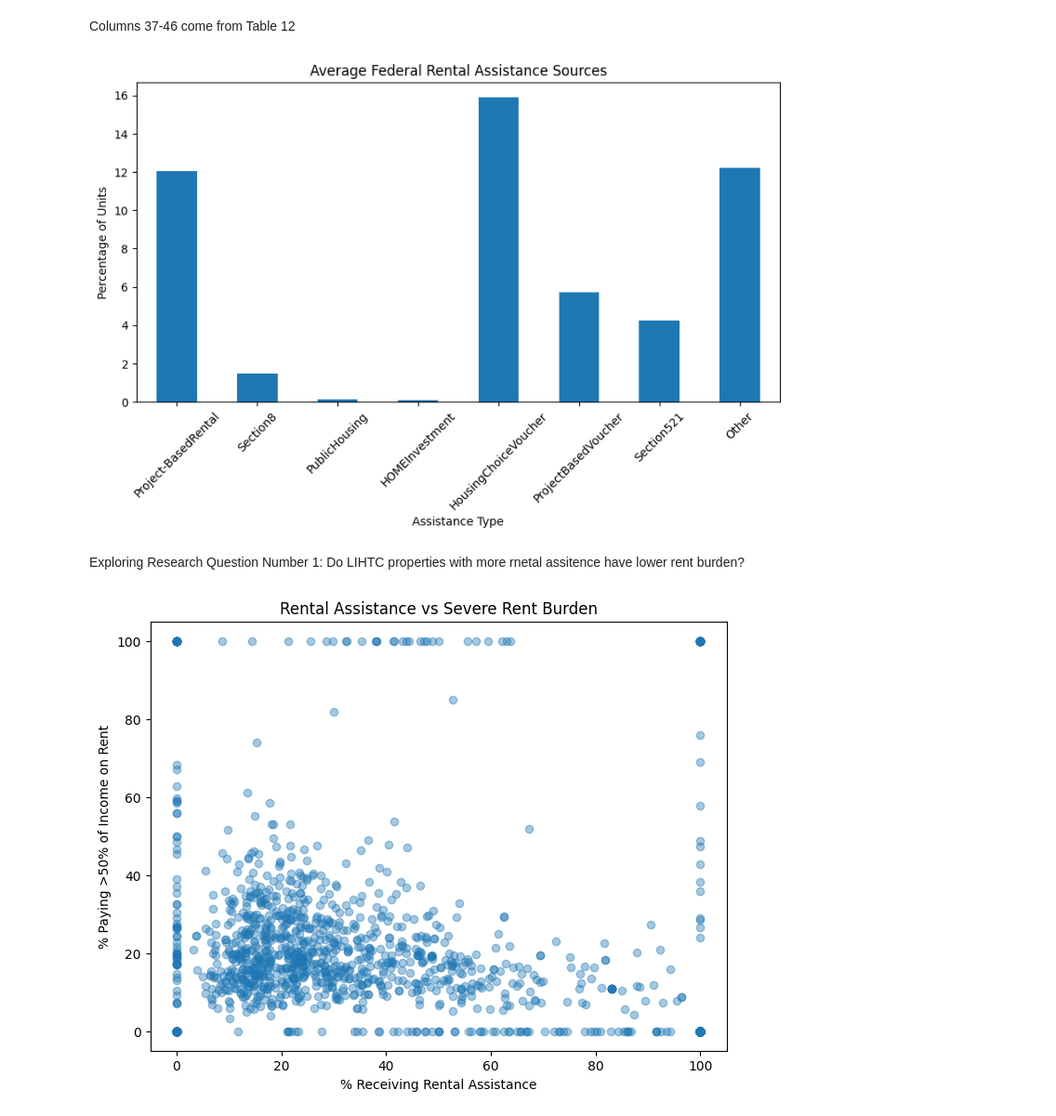
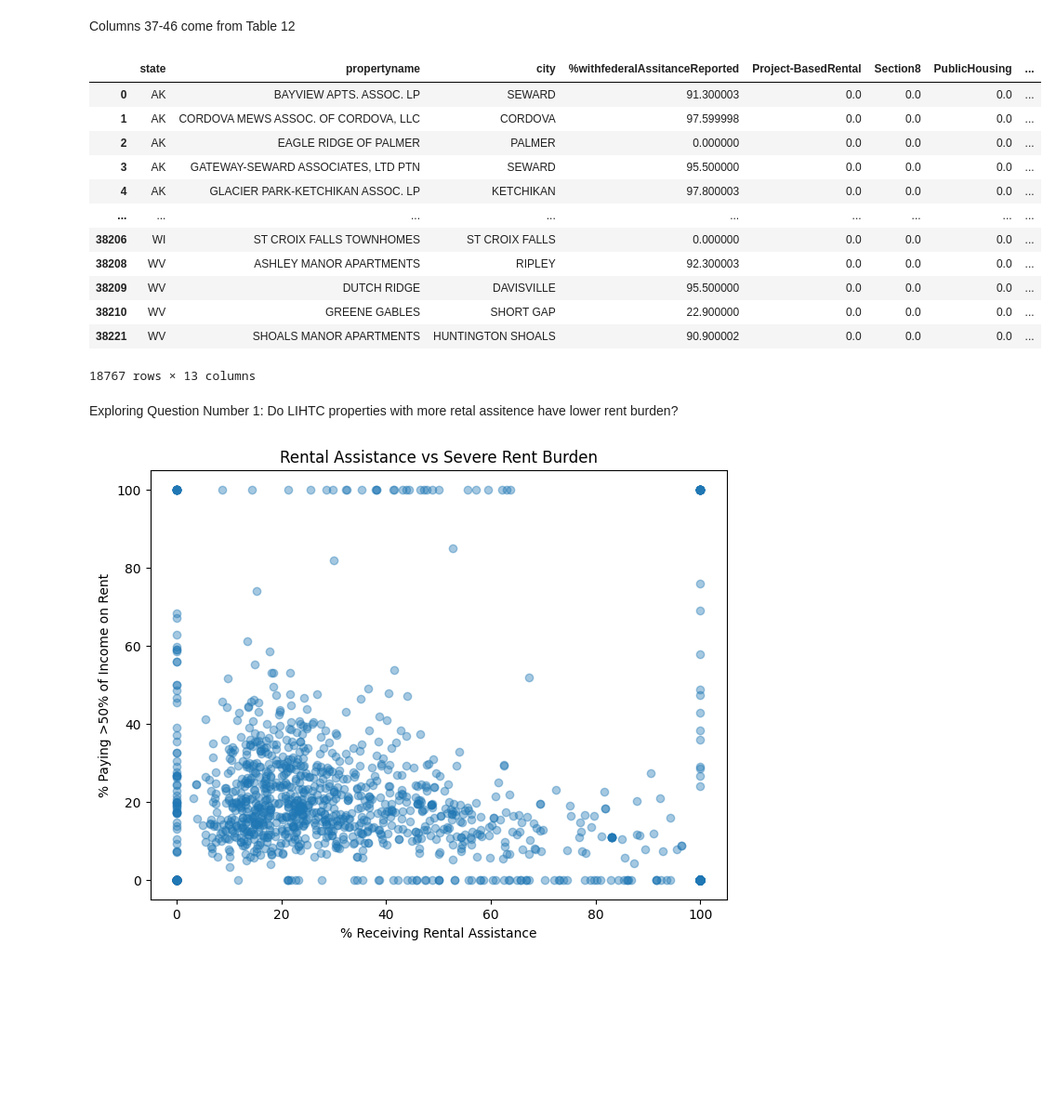
Before and after one commit to bitriagaleonela40-cmd/housing-research, a Jupyter notebook: Housing.ipynb, the cells around one changed output. Shown at 93% size. Drawn from its saved outputs; the diff is of its cells as text; code cells hidden in the pictures; blank space fills up the shorter version.

```diff
--- a/Housing.ipynb
+++ b/Housing.ipynb
@@ -353,58 +287,47 @@ Columns 37-46 come from Table 12
 # %%
 #Create data frame
 federalAssitenceSource = housing_df[['state', 'propertyname' ,'city','UNITS_FRA_RPTD_GRT0_PCT',
        'UNITS_FRA_SRC_PBRA_PCT', 'UNITS_FRA_SRC_S8_PCT',
        'UNITS_FRA_SRC_PH_PCT', 'UNITS_FRA_SRC_HOME_PCT',
        'UNITS_FRA_SRC_HCV_PCT', 'UNITS_FRA_SRC_PBV_PCT',
        'UNITS_FRA_SRC_S521_PCT', 'UNITS_FRA_SRC_OTHER_PCT',
        'UNITS_FRA_SRC_MSSNG_PCT']]
 
 #Rename variables
 federalAssitenceSource = federalAssitenceSource.rename(columns={"UNITS_FRA_RPTD_GRT0_PCT": "%withfederalAssitanceReported"})
 federalAssitenceSource = federalAssitenceSource.rename(columns={"UNITS_FRA_SRC_PBRA_PCT": "Project-BasedRental"})
 federalAssitenceSource = federalAssitenceSource.rename(columns={"UNITS_FRA_SRC_S8_PCT": "Section8"})
 federalAssitenceSource = federalAssitenceSource.rename(columns={"UNITS_FRA_SRC_PH_PCT": "PublicHousing"})
 federalAssitenceSource = federalAssitenceSource.rename(columns={"UNITS_FRA_SRC_HOME_PCT": "HOMEInvestment"})
 federalAssitenceSource = federalAssitenceSource.rename(columns={"UNITS_FRA_SRC_HCV_PCT": "HousingChoiceVoucher"})
 federalAssitenceSource = federalAssitenceSource.rename(columns={"UNITS_FRA_SRC_PBV_PCT": "ProjectBasedVoucher"})
 federalAssitenceSource = federalAssitenceSource.rename(columns={"UNITS_FRA_SRC_S521_PCT": "Section521"})
 federalAssitenceSource = federalAssitenceSource.rename(columns={"UNITS_FRA_SRC_OTHER_PCT": "Other"})
 federalAssitenceSource = federalAssitenceSource.rename(columns={"UNITS_FRA_SRC_MSSNG_PCT": "Missing"})
 
 # Cleaning null values
 for col in ["%withfederalAssitanceReported", "Project-BasedRental", "Section8", "PublicHousing", "HOMEInvestment", "HousingChoiceVoucher", "ProjectBasedVoucher", "Section521", "Other", "Missing"]:
     federalAssitenceSource[col] = federalAssitenceSource[col].replace(-4, np.nan)
 
 federalAssitenceSource = federalAssitenceSource.dropna(axis = 0, how = 'any', subset = None)
 
 federalAssitenceSource
-
-#Data Visualization
-assistance_sources = [
-    'Project-BasedRental',
-    'Section8',
-    'PublicHousing',
-    'HOMEInvestment',
-    'HousingChoiceVoucher',
-    'ProjectBasedVoucher',
-    'Section521',
-    'Other'
-]
-
-federalAssitenceSource[assistance_sources].mean().plot(
-    kind='bar',
-    figsize=(10,5)
-)
-
-plt.title("Average Federal Rental Assistance Sources")
-plt.ylabel("Percentage of Units")
-plt.xlabel("Assistance Type")
-plt.xticks(rotation=45)
-plt.show()
 # %% [output]
-[figure, removed]
+|  | state | propertyname | city | %withfederalAssitanceReported | Project-BasedRental | Section8 | PublicHousing | ... |
+| 0 | AK | BAYVIEW APTS. ASSOC. LP | SEWARD | 91.300003 | 0.0 | 0.0 | 0.0 | ... |
+| 1 | AK | CORDOVA MEWS ASSOC. OF CORDOVA, LLC | CORDOVA | 97.599998 | 0.0 | 0.0 | 0.0 | ... |
+| 2 | AK | EAGLE RIDGE OF PALMER | PALMER | 0.000000 | 0.0 | 0.0 | 0.0 | ... |
+| 3 | AK | GATEWAY-SEWARD ASSOCIATES, LTD PTN | SEWARD | 95.500000 | 0.0 | 0.0 | 0.0 | ... |
+| 4 | AK | GLACIER PARK-KETCHIKAN ASSOC. LP | KETCHIKAN | 97.800003 | 0.0 | 0.0 | 0.0 | ... |
+| ... | ... | ... | ... | ... | ... | ... | ... | ... |
+| 38206 | WI | ST CROIX FALLS TOWNHOMES | ST CROIX FALLS | 0.000000 | 0.0 | 0.0 | 0.0 | ... |
+| 38208 | WV | ASHLEY MANOR APARTMENTS | RIPLEY | 92.300003 | 0.0 | 0.0 | 0.0 | ... |
+| 38209 | WV | DUTCH RIDGE | DAVISVILLE | 95.500000 | 0.0 | 0.0 | 0.0 | ... |
+| 38210 | WV | GREENE GABLES | SHORT GAP | 22.900000 | 0.0 | 0.0 | 0.0 | ... |
+| 38221 | WV | SHOALS MANOR APARTMENTS | HUNTINGTON SHOALS | 90.900002 | 0.0 | 0.0 | 0.0 | ... |
+18767 rows × 13 columns
 # %% [markdown]
-Exploring Research Question Number 1: Do LIHTC properties with more rnetal assitence have lower rent burden?
+Exploring Question Number 1: Do LIHTC properties with more retal assitence have lower rent burden?
 # %%
 #Create a data frame that includes: rental assitance, rent burden, and city, property name, and state.
 
```
Also changed, not shown: parts of 8 cells of this notebook.
